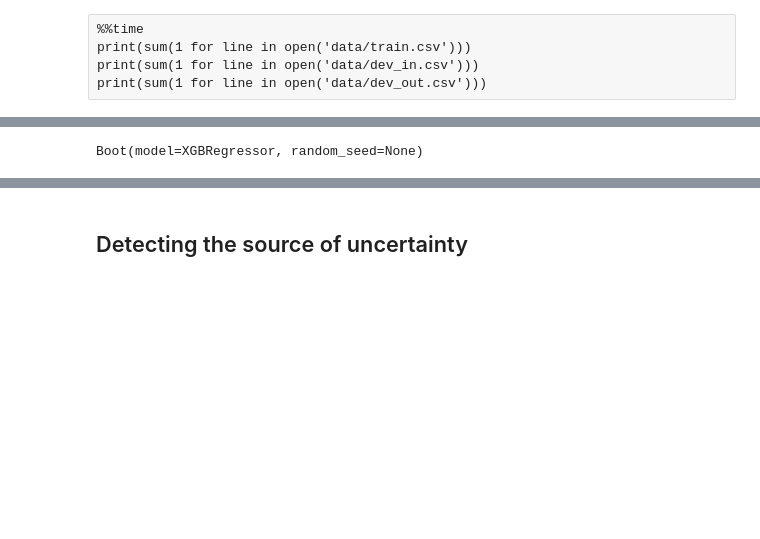
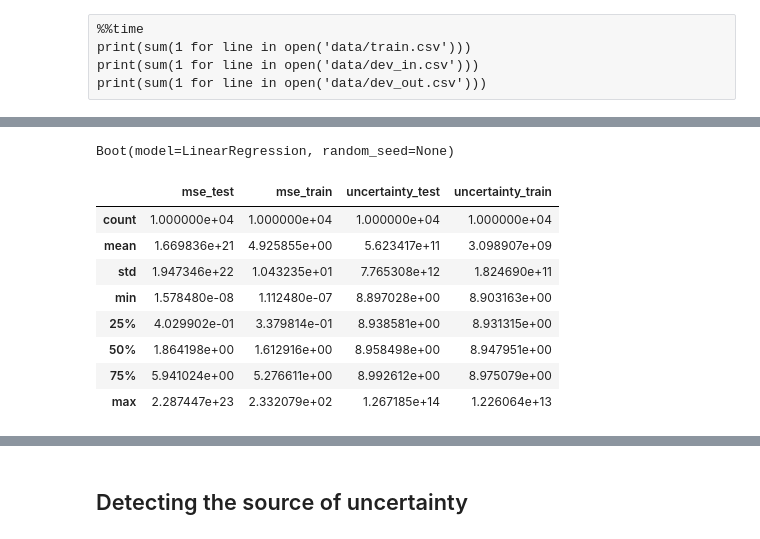
Before and after one commit to cmougan/MonitoringUncertainty, a Jupyter notebook: xAIUncertainty.ipynb, the cells around one changed output, grey strips where cells are left out. Saved outputs shown, nothing was run; the diff lists cells and outputs as text; code cells hidden in the pictures; blank space fills up the shorter version.

```diff
--- a/xAIUncertainty.ipynb
+++ b/xAIUncertainty.ipynb
@@ -102,15 +88,18 @@ X_tr
 standard_scaler = StandardScaler()
 
 # Scale the dataset
-# X_tr = standard_scaler.fit_transform(X_tr)
-# X_te = standard_scaler.transform(X_te)
+standard_scaler.fit(X_tr)
 
+X_tr = pd.DataFrame(standard_scaler.transform(X_tr), columns=X_tr.columns)
+X_te = pd.DataFrame(standard_scaler.transform(X_te), columns=X_te.columns)
 
 # Fit the regressor
-regressor = Boot(XGBRegressor(max_depth=5, n_estimators=50))
+# regressor = Boot(XGBRegressor(max_depth=5, n_estimators=50))
+regressor = Boot(LinearRegression())
+
 regressor.fit(X_tr, y_tr, n_boots=20)
 # %% [output]
-Boot(model=XGBRegressor, random_seed=None)
+Boot(model=LinearRegression, random_seed=None)
 # %%
 # Train preds
 predictions, intervals = regressor.predict(X_tr, uncertainty=0.05)
@@ -126,4 +115,18 @@ values["mse_test"] = (predictions - y_te) ** 2
 
 
 d = pd.DataFrame(values)
+# %%
+d = d.reindex(sorted(d.columns), axis=1)
+
+d.describe()
+# %% [output]
+|  | mse_test | mse_train | uncertainty_test | uncertainty_train |
+| count | 1.000000e+04 | 1.000000e+04 | 1.000000e+04 | 1.000000e+04 |
+| mean | 1.669836e+21 | 4.925855e+00 | 5.623417e+11 | 3.098907e+09 |
+| std | 1.947346e+22 | 1.043235e+01 | 7.765308e+12 | 1.824690e+11 |
+| min | 1.578480e-08 | 1.112480e-07 | 8.897028e+00 | 8.903163e+00 |
+| 25% | 4.029902e-01 | 3.379814e-01 | 8.938581e+00 | 8.931315e+00 |
+| 50% | 1.864198e+00 | 1.612916e+00 | 8.958498e+00 | 8.947951e+00 |
+| 75% | 5.941024e+00 | 5.276611e+00 | 8.992612e+00 | 8.975079e+00 |
+| max | 2.287447e+23 | 2.332079e+02 | 1.267185e+14 | 1.226064e+13 |
 # %%
```
Also changed, not shown: parts of 12 cells of this notebook, 5 other files.
